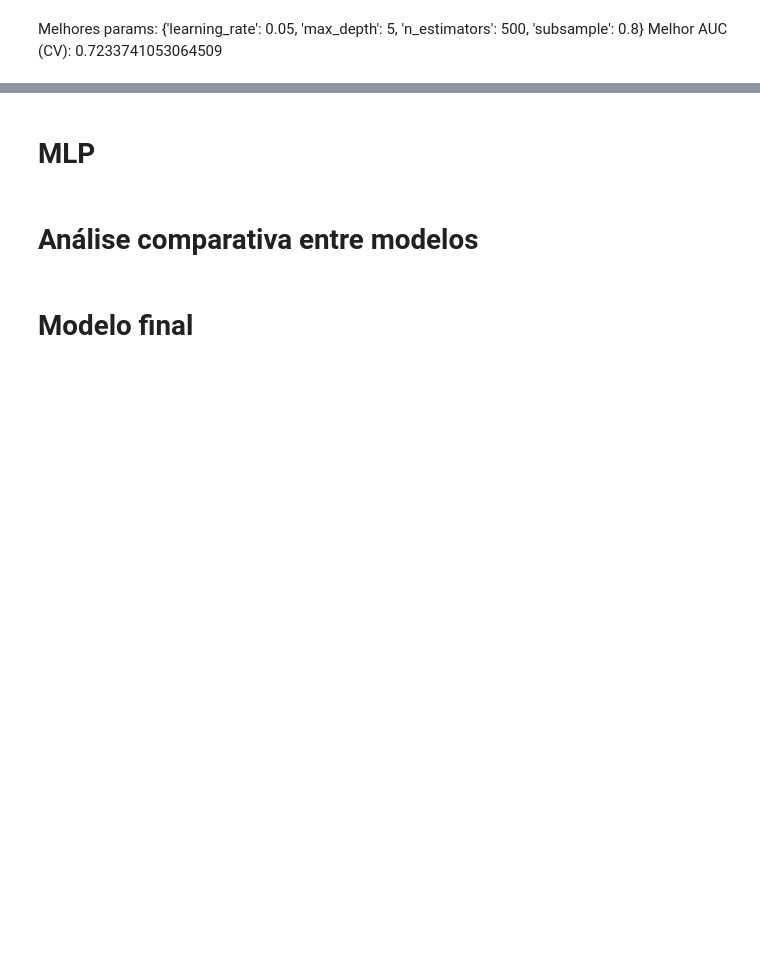
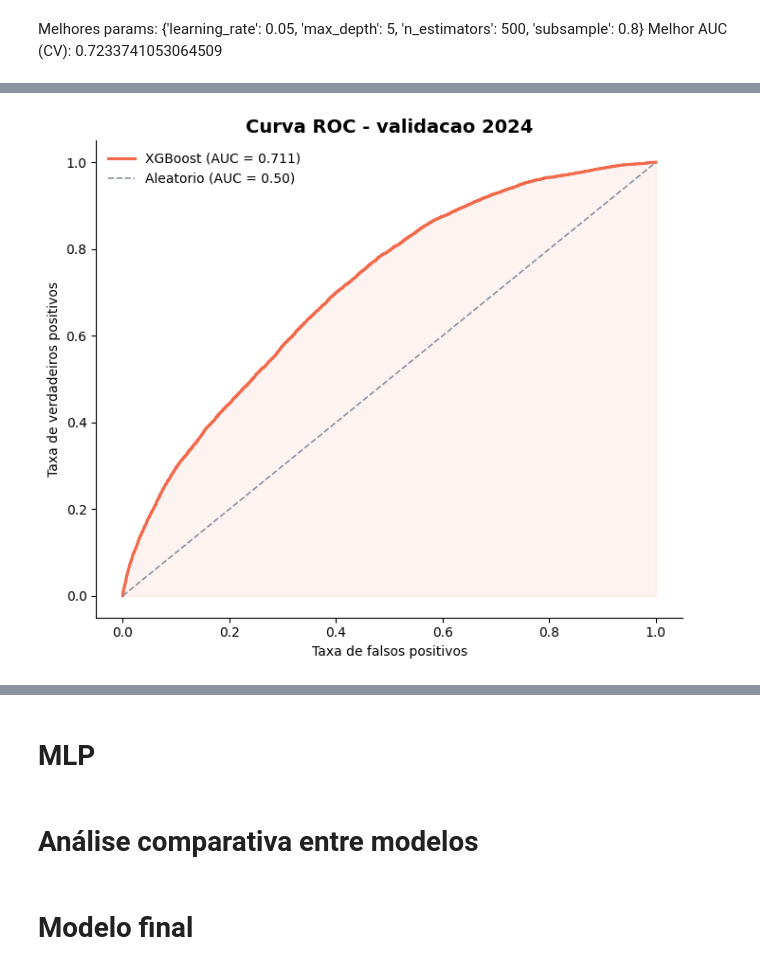
Before and after one commit to viniciusemaciel/riomobianalytics, a Jupyter notebook: modelo-treinamento.ipynb, the cells around one changed output, grey strips where cells are left out. Drawn from its saved outputs; the diff is of its cells as text; code cells hidden in the pictures; blank space fills up the shorter version.

```diff
--- a/modelo-treinamento.ipynb
+++ b/modelo-treinamento.ipynb
@@ -450,0 +420,21 @@ plt.show()
+# %%
+# 3. Curva ROC
+
+from sklearn.metrics import roc_curve, auc
+
+fpr, tpr, _ = roc_curve(y_val, y_pred_prob)
+roc_auc = auc(fpr, tpr)
+
+fig, ax = plt.subplots(figsize=(7, 6))
+ax.plot(fpr, tpr, color='#F26A4B', lw=2.2, label=f'XGBoost (AUC = {roc_auc:.3f})')
+ax.plot([0, 1], [0, 1], '--', color='#8A93A3', lw=1.2, label='Aleatorio (AUC = 0.50)')
+ax.fill_between(fpr, tpr, alpha=0.08, color='#F26A4B')
+ax.set_xlabel('Taxa de falsos positivos')
+ax.set_ylabel('Taxa de verdadeiros positivos')
+ax.set_title('Curva ROC - validacao 2024', fontsize=14, fontweight='bold')
+ax.legend(frameon=False)
+ax.spines[['top', 'right']].set_visible(False)
+plt.tight_layout()
+plt.show()
+# %% [output]
+[figure, added]
```
Also changed, not shown: parts of 12 cells of this notebook, 21 other files.
